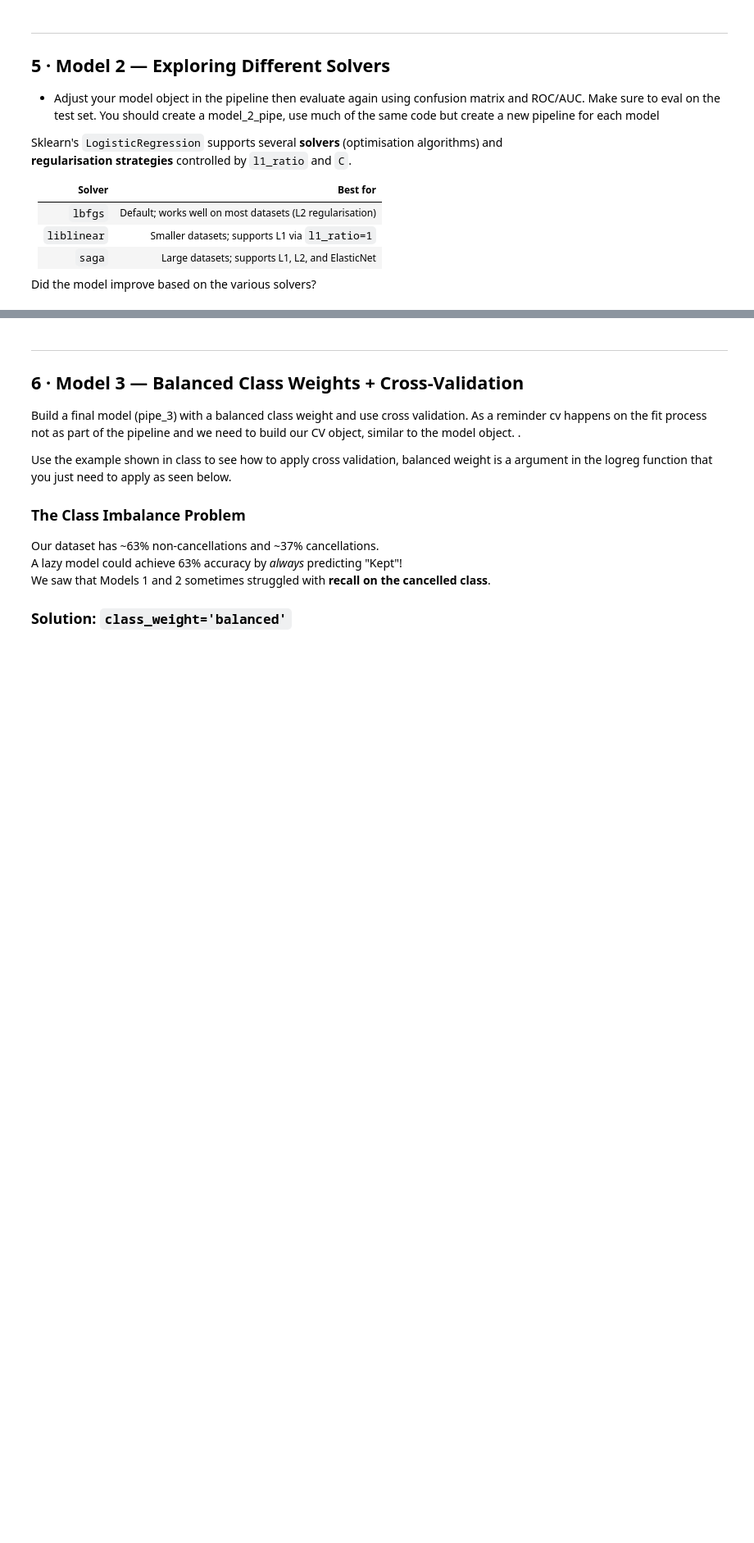
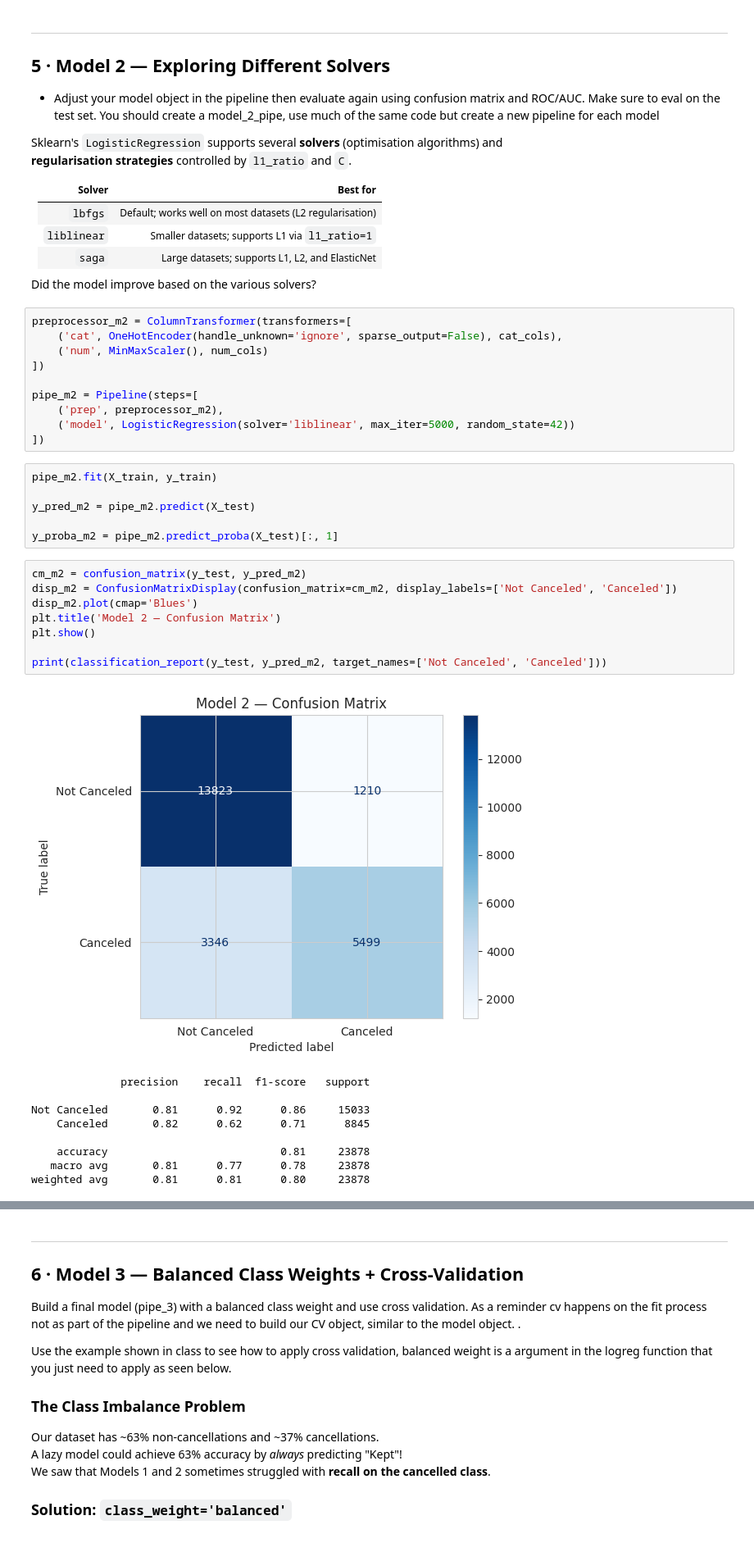
Before and after one commit to aelias5438/week_8, a Jupyter notebook: hotel_cancellation_lab.ipynb, the cells around one changed output, grey strips where cells are left out. Shown at 82% size. Saved outputs shown, nothing was run; the diff lists cells and outputs as text; blank space fills up the shorter version.

```diff
--- a/hotel_cancellation_lab.ipynb
+++ b/hotel_cancellation_lab.ipynb
@@ -316,3 +334,37 @@ Sklearn's `LogisticRegression` supports several **solvers** (optimisation algori
 
 
 Did the model improve based on the various solvers?
+# %%
+preprocessor_m2 = ColumnTransformer(transformers=[
+    ('cat', OneHotEncoder(handle_unknown='ignore', sparse_output=False), cat_cols),
+    ('num', MinMaxScaler(), num_cols)
+])
+
+pipe_m2 = Pipeline(steps=[
+    ('prep', preprocessor_m2),
+    ('model', LogisticRegression(solver='liblinear', max_iter=5000, random_state=42))
+])
+# %%
+pipe_m2.fit(X_train, y_train)
+
+y_pred_m2 = pipe_m2.predict(X_test)
+
+y_proba_m2 = pipe_m2.predict_proba(X_test)[:, 1]
+# %%
+cm_m2 = confusion_matrix(y_test, y_pred_m2)
+disp_m2 = ConfusionMatrixDisplay(confusion_matrix=cm_m2, display_labels=['Not Canceled', 'Canceled'])
+disp_m2.plot(cmap='Blues')
+plt.title('Model 2 — Confusion Matrix')
+plt.show()
+
+print(classification_report(y_test, y_pred_m2, target_names=['Not Canceled', 'Canceled']))
+# %% [output]
+[figure, added]
+              precision    recall  f1-score   support
+
+Not Canceled       0.81      0.92      0.86     15033
+    Canceled       0.82      0.62      0.71      8845
+
+    accuracy                           0.81     23878
+   macro avg       0.81      0.77      0.78     23878
+weighted avg       0.81      0.81      0.80     23878
```
Also changed, not shown: parts of 15 cells of this notebook.
